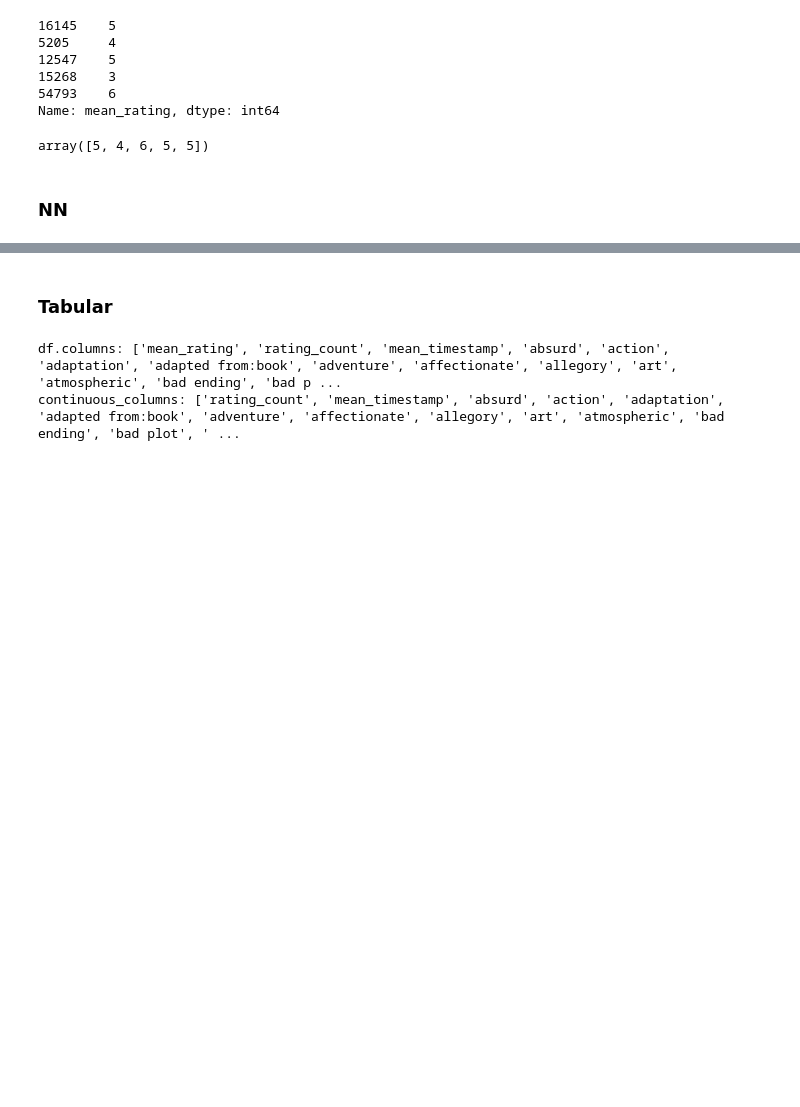
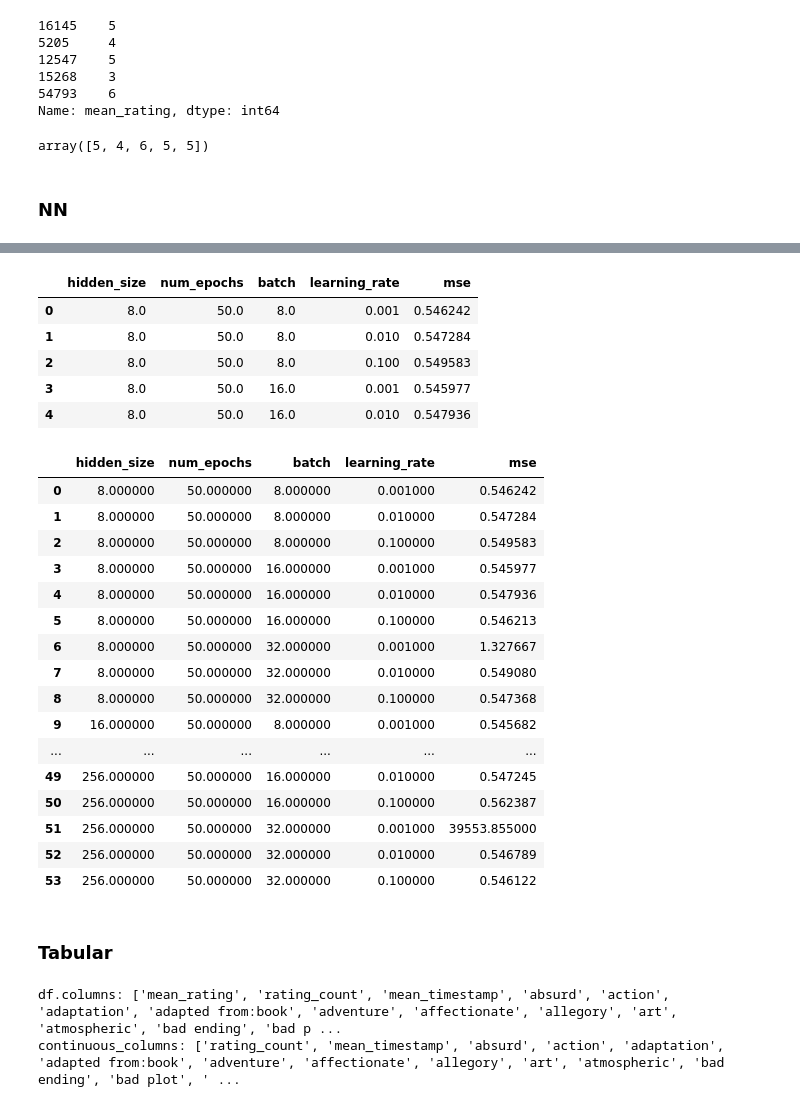
Before and after one commit to nicolopizzo/data-analytics, a Jupyter notebook: analysis.ipynb, the cells around one changed output, grey strips where cells are left out. Cells and saved outputs as stored; diff of their text form; code cells hidden in the pictures; blank space fills up the shorter version.

```diff
--- a/analysis.ipynb
+++ b/analysis.ipynb
@@ -817,3 +1108,57 @@ array([5, 4, 6, 5, 5])
+# %%
+""" # from hyperparameters create a table
+my_table = pd.DataFrame(columns=['hidden_size', 'num_epochs', 'batch', 'learning_rate', 'mse'])
+
+mse = [0.5462421, 0.54728395, 0.54958314, 0.5459766, 0.54793584, 0.5462129, 1.3276674, 0.54908013, 0.54736763, 0.5456823, 0.54621977, 0.55039144, 984.968, 0.5463267, 0.54557204, 827.72754, 0.54591477, 0.54730576, 0.54540837, 0.5455489, 0.5542813, 5661.4873, 0.54558754, 0.590072, 67346.25, 0.5455019, 0.5475943, 0.5454466, 0.54541177, 0.54702866, 1571227400.0, 0.5457399, 0.55080384, 504163620.0, 0.54544294, 0.5582338, 0.54562855, 0.54561776, 0.58569795, 6.142842, 0.54540557, 0.5572832, 148232750.0, 0.54562014, 0.5480507, 0.5465322, 0.54691845, 0.54660344, 0.5463043, 0.5472447, 0.56238735, 39553.855, 0.5467885, 0.5461225]
+
+hidden_sizes = [8, 16, 32, 64, 128, 256]
+nums_epochs = [50]
+batch_sizes = [8, 16, 32]
+learning_rate = [0.001, 0.01, 0.1]
+
+# crea tutte le possibili combinazioni di iperparametri
+hyperparameters = itertools.product(hidden_sizes, nums_epochs, batch_sizes, learning_rate)
+
+for i, [hidden_size, num_epochs, batch, learning_rate] in enumerate(hyperparameters):
+    #print("hidden_size: {}, num_epochs: {}, batch: {}, learning_rate: {}, mse: {}".format(hidden_size, num_epochs, batch, learning_rate, mse[i]))
+    my_table.loc[i] = [hidden_size, num_epochs, batch, learning_rate, mse[i]]
+
+display(my_table.head())
+
+# show my_table as a table with colored mse values
+# all cells white, red if > 1, green if min
+def color_mse(val):
+    color = 'red' if val > 1 else 'white'
+    if val == my_table['mse'].min():
+        color = 'green'
+    return 'background-color: %s' % color
+
+my_table.style.applymap(color_mse, subset=['mse'])
+ """
+# %% [output]
+|  | hidden_size | num_epochs | batch | learning_rate | mse |
+| 0 | 8.0 | 50.0 | 8.0 | 0.001 | 0.546242 |
+| 1 | 8.0 | 50.0 | 8.0 | 0.010 | 0.547284 |
+| 2 | 8.0 | 50.0 | 8.0 | 0.100 | 0.549583 |
+| 3 | 8.0 | 50.0 | 16.0 | 0.001 | 0.545977 |
+| 4 | 8.0 | 50.0 | 16.0 | 0.010 | 0.547936 |
+|  | hidden_size | num_epochs | batch | learning_rate | mse |
+| 0 | 8.000000 | 50.000000 | 8.000000 | 0.001000 | 0.546242 |
+| 1 | 8.000000 | 50.000000 | 8.000000 | 0.010000 | 0.547284 |
+| 2 | 8.000000 | 50.000000 | 8.000000 | 0.100000 | 0.549583 |
+| 3 | 8.000000 | 50.000000 | 16.000000 | 0.001000 | 0.545977 |
+| 4 | 8.000000 | 50.000000 | 16.000000 | 0.010000 | 0.547936 |
+| 5 | 8.000000 | 50.000000 | 16.000000 | 0.100000 | 0.546213 |
+| 6 | 8.000000 | 50.000000 | 32.000000 | 0.001000 | 1.327667 |
+| 7 | 8.000000 | 50.000000 | 32.000000 | 0.010000 | 0.549080 |
+| 8 | 8.000000 | 50.000000 | 32.000000 | 0.100000 | 0.547368 |
+| 9 | 16.000000 | 50.000000 | 8.000000 | 0.001000 | 0.545682 |
+| ... | ... | ... | ... | ... | ... |
+| 49 | 256.000000 | 50.000000 | 16.000000 | 0.010000 | 0.547245 |
+| 50 | 256.000000 | 50.000000 | 16.000000 | 0.100000 | 0.562387 |
+| 51 | 256.000000 | 50.000000 | 32.000000 | 0.001000 | 39553.855000 |
+| 52 | 256.000000 | 50.000000 | 32.000000 | 0.010000 | 0.546789 |
+| 53 | 256.000000 | 50.000000 | 32.000000 | 0.100000 | 0.546122 |
 # %% [markdown]
 ### Tabular
 # %%
```
Also changed, not shown: parts of 12 cells of this notebook, 1 other file.
